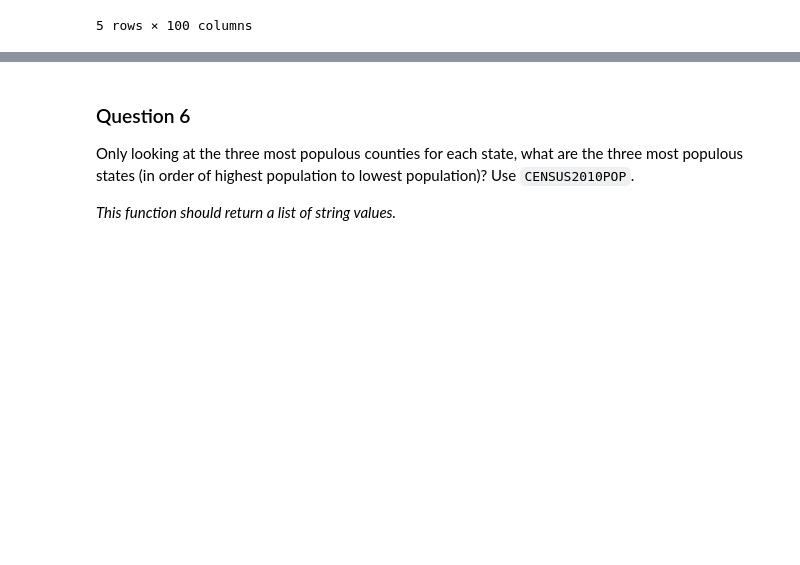
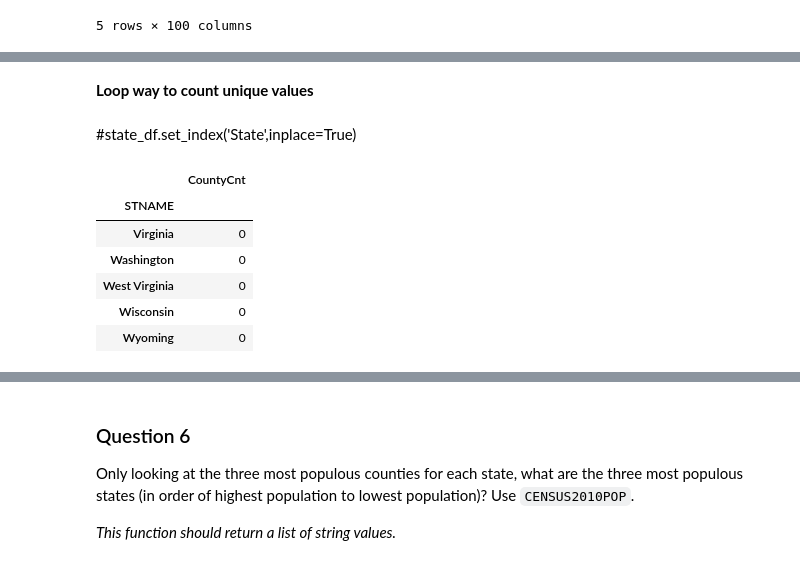
Before and after one commit to mvigoda/Coursera, a Jupyter notebook: Christopher Brooks Michigan Python for Data Science/Brooks - course1_downloads/Building on Assignment 2.ipynb, the cells around one changed output, grey strips where cells are left out. Drawn from its saved outputs; the diff is of its cells as text; code cells hidden in the pictures; blank space fills up the shorter version.

```diff
--- a/Christopher Brooks Michigan Python for Data Science/Brooks - course1_downloads/Building on Assignment 2.ipynb
+++ b/Christopher Brooks Michigan Python for Data Science/Brooks - course1_downloads/Building on Assignment 2.ipynb
@@ -540,0 +589,21 @@ census_df.head()
+# %% [markdown]
+**Loop way to count unique values**
+# %% [markdown]
+
+
+
+#state_df.set_index('State',inplace=True)
+# %%
+num_counties_df.set_index('STNAME',inplace=True)
+num_counties_df['CountyCnt'] = 0
+
+
+num_counties_df.tail()
+# %% [output]
+|  | CountyCnt |
+| STNAME |  |
+| Virginia | 0 |
+| Washington | 0 |
+| West Virginia | 0 |
+| Wisconsin | 0 |
+| Wyoming | 0 |
```
Also changed, not shown: parts of 11 cells of this notebook, 1 other file.
